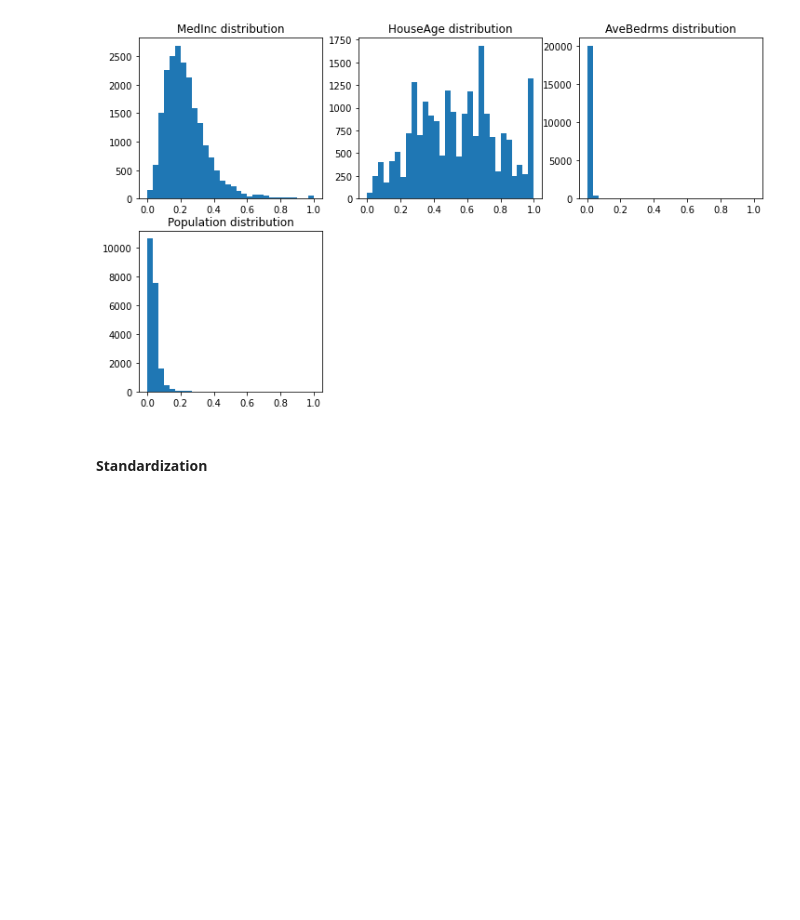
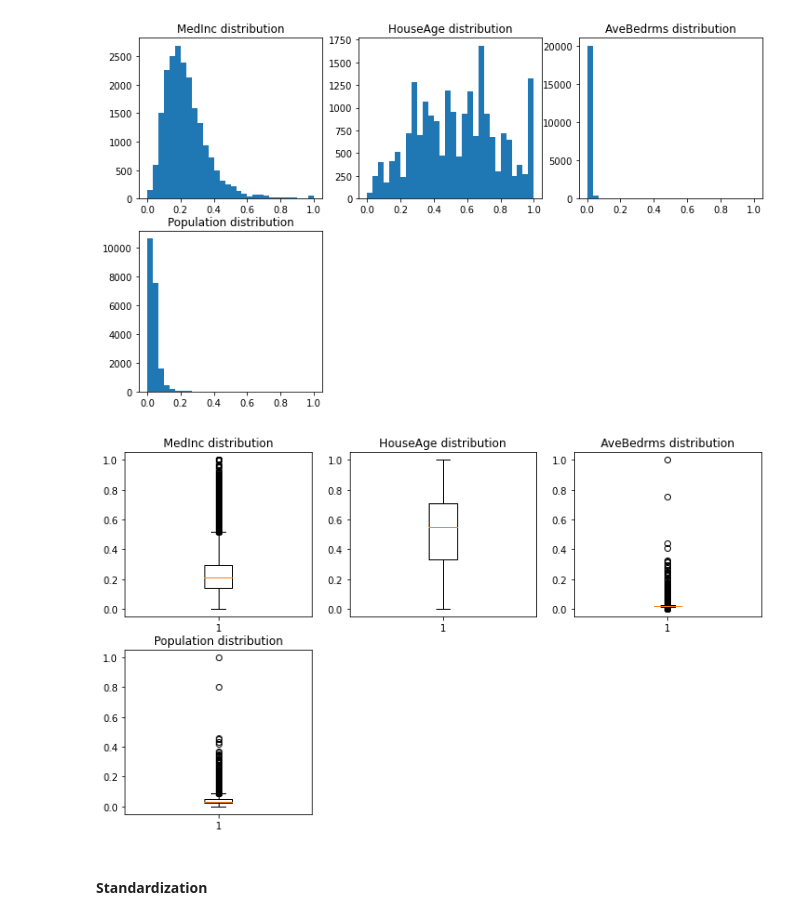
Before and after one commit to DataJediAcademy/Datascience-Track, a Jupyter notebook: Learning Content/Features Engineering.ipynb, the cells around one changed output. Saved outputs shown, nothing was run; the diff lists cells and outputs as text; code cells hidden in the pictures; blank space fills up the shorter version.

```diff
--- a/Learning Content/Features Engineering.ipynb
+++ b/Learning Content/Features Engineering.ipynb
@@ -178,6 +187,15 @@ for x,y in enumerate(df_normalized.columns.tolist()):
     plt.title(y + ' distribution')
 # %% [output]
 [figure]
+# %%
+fig = plt.figure(figsize =(12,7))
+
+for x,y in enumerate(df_normalized.columns.tolist()):
+    plt.subplot(2,3,x+1)
+    plt.boxplot(df_normalized[y])
+    plt.title(y + ' distribution')
+# %% [output]
+[figure, added]
 # %% [markdown]
 #### Standardization
 # %%
```
Also changed, not shown: parts of 24 cells of this notebook.
